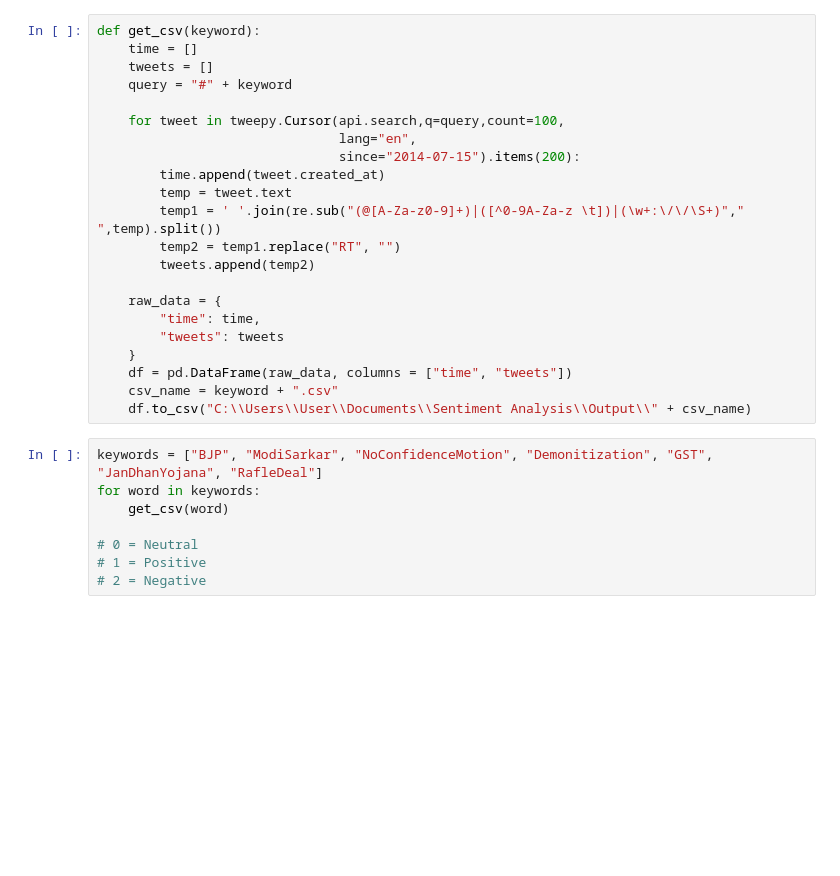
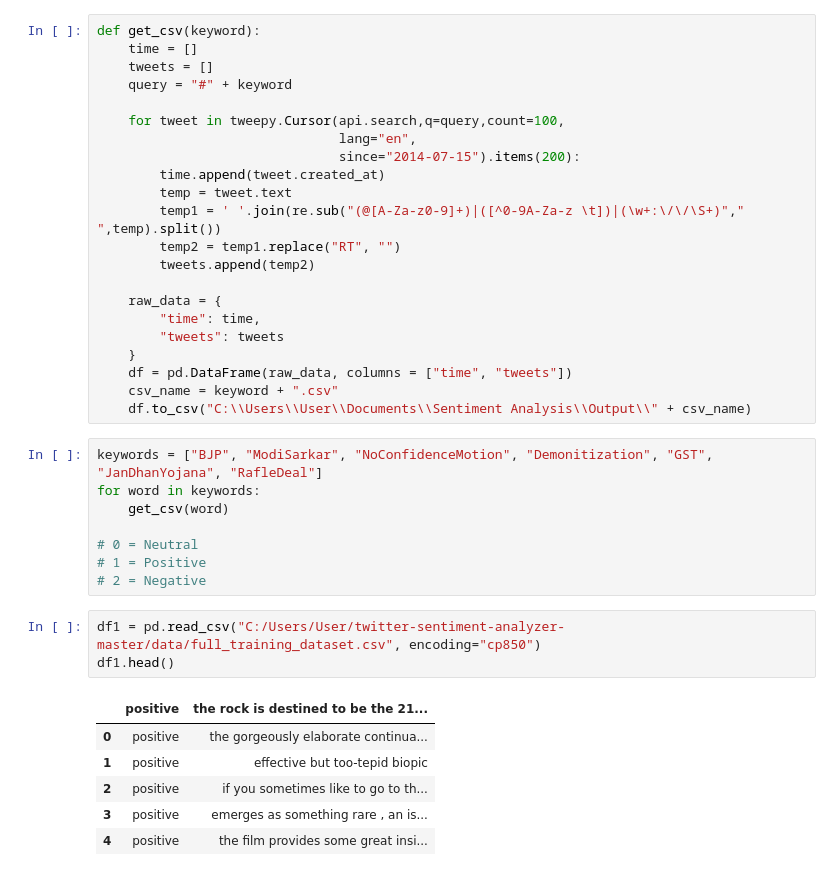
Before and after one commit to ashishu007/Sentiment-Analysis, a Jupyter notebook: src/main/Notebooks/CollectCSV.ipynb, the cells around one changed output. Saved outputs shown, nothing was run; the diff lists cells and outputs as text; blank space fills up the shorter version.

```diff
--- a/src/main/Notebooks/CollectCSV.ipynb
+++ b/src/main/Notebooks/CollectCSV.ipynb
@@ -44,3 +44,13 @@ for word in keywords:
 # 0 = Neutral
 # 1 = Positive
 # 2 = Negative
+# %%
+df1 = pd.read_csv("C:/Users/User/twitter-sentiment-analyzer-master/data/full_training_dataset.csv", encoding="cp850")
+df1.head()
+# %% [output]
+|  | positive | the rock is destined to be the 21... |
+| 0 | positive | the gorgeously elaborate continua... |
+| 1 | positive | effective but too-tepid biopic |
+| 2 | positive | if you sometimes like to go to th... |
+| 3 | positive | emerges as something rare , an is... |
+| 4 | positive | the film provides some great insi... |
```
Also changed, not shown: 18 other files.
